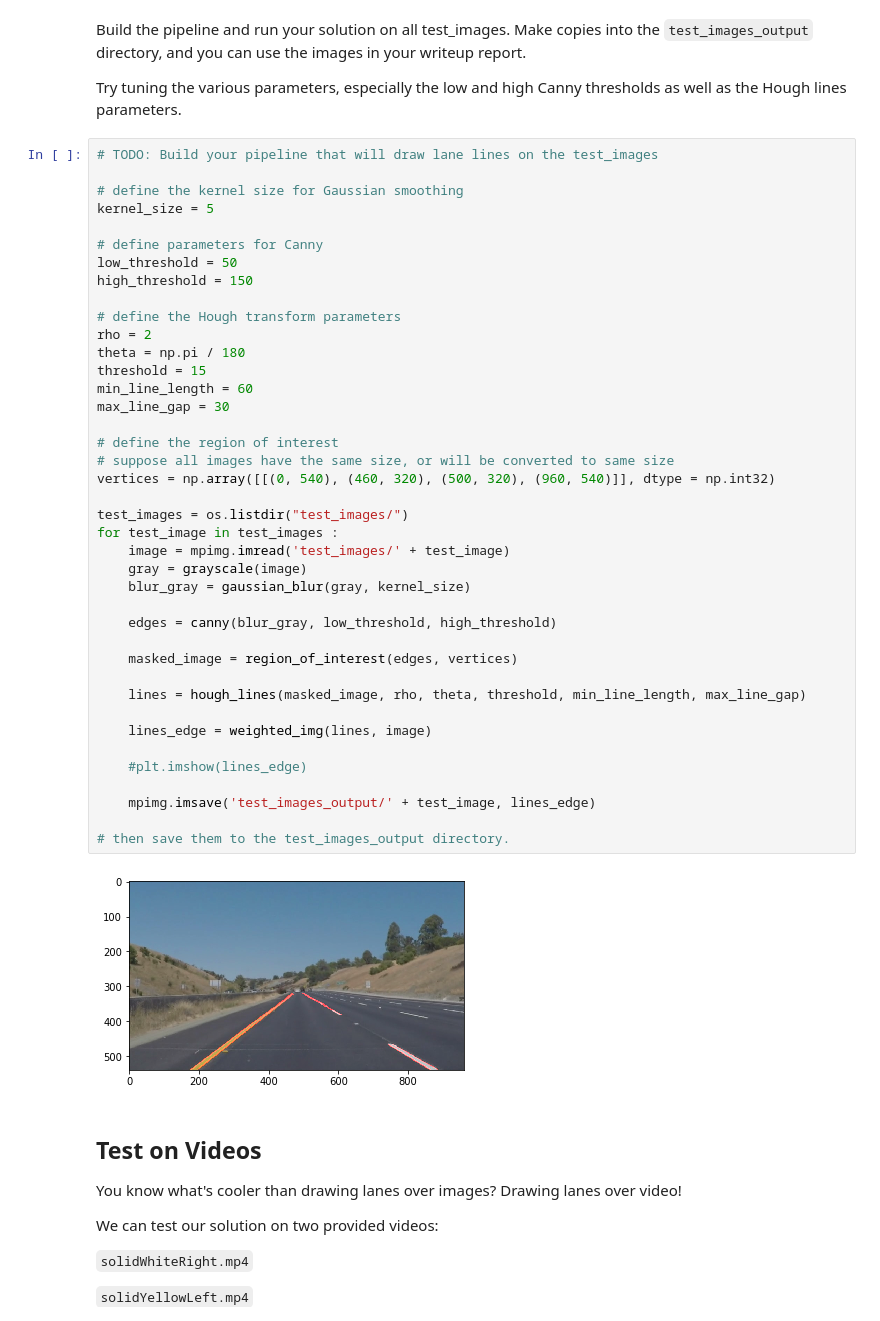
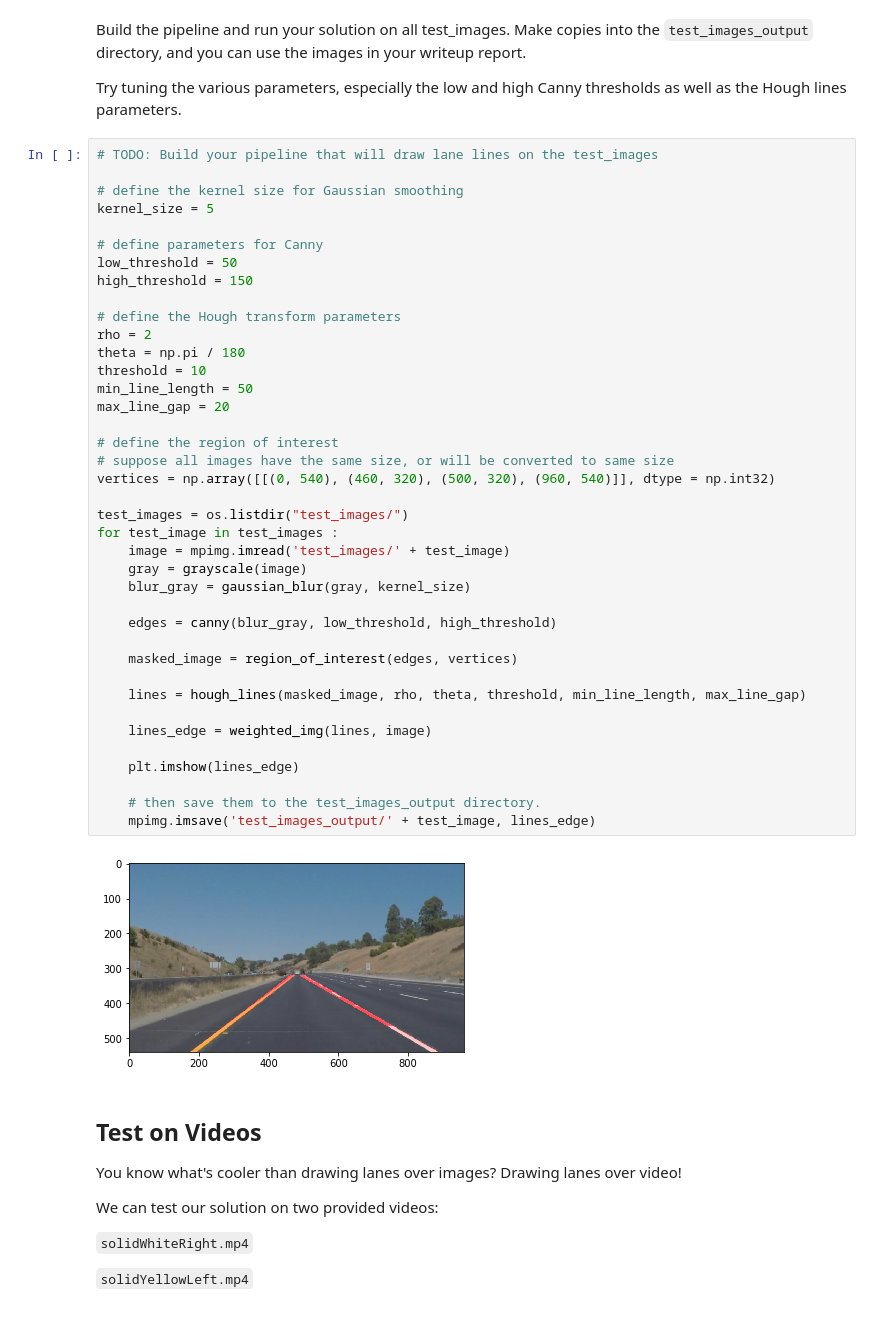
Before and after one commit to hyangl/CarND-LaneLines-P1, a Jupyter notebook: P1.ipynb, the cells around one changed output. Drawn from its saved outputs; the diff is of its cells as text.

```diff
--- a/P1.ipynb
+++ b/P1.ipynb
@@ -201,40 +247,39 @@ kernel_size = 5
 
 # define parameters for Canny
 low_threshold = 50
 high_threshold = 150
 
 # define the Hough transform parameters
 rho = 2
 theta = np.pi / 180
-threshold = 15
-min_line_length = 60
-max_line_gap = 30
+threshold = 10
+min_line_length = 50
+max_line_gap = 20
 
 # define the region of interest
 # suppose all images have the same size, or will be converted to same size
 vertices = np.array([[(0, 540), (460, 320), (500, 320), (960, 540)]], dtype = np.int32)
 
 test_images = os.listdir("test_images/")
 for test_image in test_images :
     image = mpimg.imread('test_images/' + test_image)
     gray = grayscale(image)
     blur_gray = gaussian_blur(gray, kernel_size)
 
     edges = canny(blur_gray, low_threshold, high_threshold)
 
     masked_image = region_of_interest(edges, vertices)
 
     lines = hough_lines(masked_image, rho, theta, threshold, min_line_length, max_line_gap)
 
     lines_edge = weighted_img(lines, image)
 
-    #plt.imshow(lines_edge)
+    plt.imshow(lines_edge)
 
+    # then save them to the test_images_output directory.
     mpimg.imsave('test_images_output/' + test_image, lines_edge)
-
-# then save them to the test_images_output directory.
 # %% [output]
-[figure, old version]
+[figure, new version]
 # %% [markdown]
 ## Test on Videos
 
```
Also changed, not shown: parts of 7 cells of this notebook.
